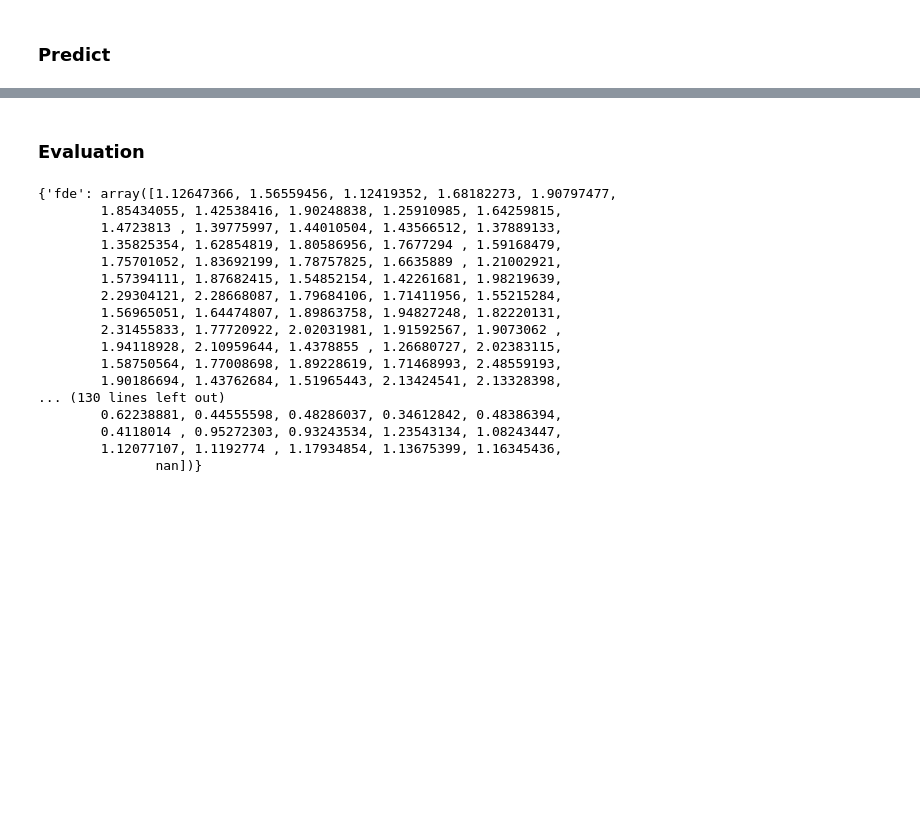
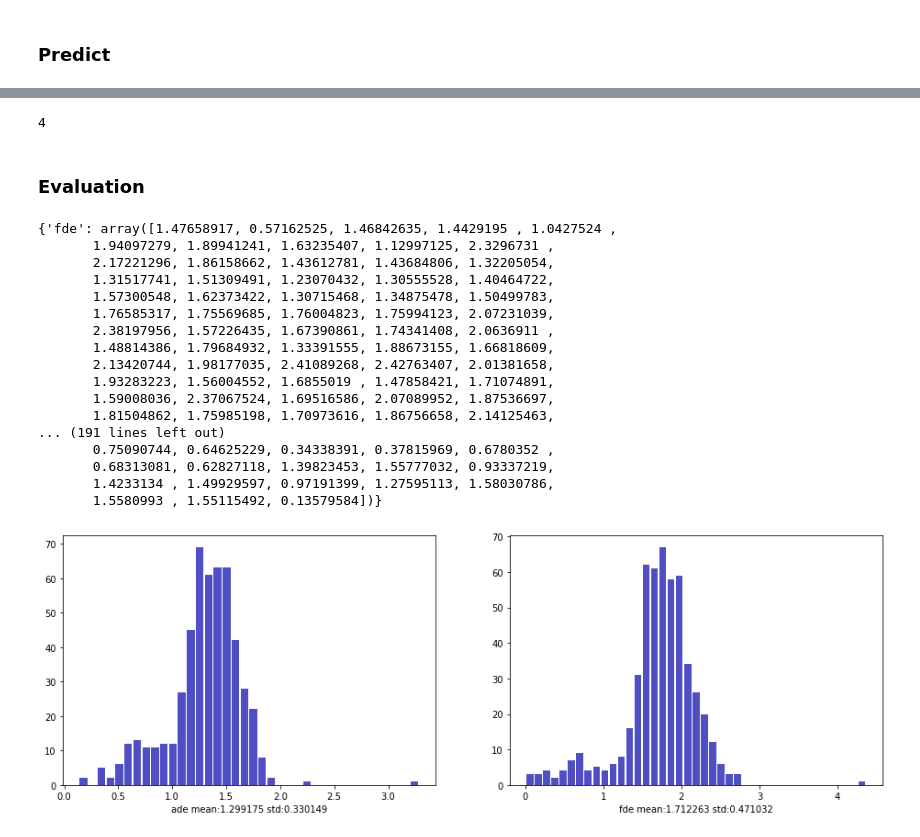
Before and after one commit to fengzileee/nus-cs5340, a Jupyter notebook: notebooks/hmm_latent_segments.ipynb, the cells around one changed output, grey strips where cells are left out. Cells and saved outputs as stored; diff of their text form; code cells hidden in the pictures; blank space fills up the shorter version.

```diff
--- a/notebooks/hmm_latent_segments.ipynb
+++ b/notebooks/hmm_latent_segments.ipynb
@@ -252,8 +259,10 @@ predictor = HMMLatentSegmentsPredictor(hmm, clustering)
 segment_length = 4
 num_segment = 4
 num_history_segment = 3
+traj_length = num_segment * (segment_length - 1) + 1
+history_traj_length = num_history_segment * (segment_length - 1) + 1
 trajlets_for_testing = traj_dataset.get_trajlets(
-    length=segment_length * num_segment * 0.4,
+    length=traj_length * 0.4,
     overlap=1,
     to_numpy=True
 )
@@ -291,0 +295,4 @@ predictor.predict(traj[0:4 * num_history_segment, :])
+# %%
+clustering.classify(predicted)
+# %% [output]
+4
@@ -292,24 +302,29 @@ predictor.predict(traj[0:4 * num_history_segment, :])
 # %% [markdown]
 ### Evaluation
 # %%
-evaluator = DistanceErrorEvaluator(N_future=4)
+evaluator = DistanceErrorEvaluator(N_future=4, N_history=history_traj_length)
 # %%
-evaluator.evaluate(predictor, trajlets_for_testing)
+result = evaluator.evaluate(predictor, trajlets_for_testing)
+print(result)
 # %% [output]
-{'fde': array([1.12647366, 1.56559456, 1.12419352, 1.68182273, 1.90797477,
-        1.85434055, 1.42538416, 1.90248838, 1.25910985, 1.64259815,
-        1.4723813 , 1.39775997, 1.44010504, 1.43566512, 1.37889133,
-        1.35825354, 1.62854819, 1.80586956, 1.7677294 , 1.59168479,
-        1.75701052, 1.83692199, 1.78757825, 1.6635889 , 1.21002921,
-        1.57394111, 1.87682415, 1.54852154, 1.42261681, 1.98219639,
-        2.29304121, 2.28668087, 1.79684106, 1.71411956, 1.55215284,
-        1.56965051, 1.64474807, 1.89863758, 1.94827248, 1.82220131,
-        2.31455833, 1.77720922, 2.02031981, 1.91592567, 1.9073062 ,
-        1.94118928, 2.10959644, 1.4378855 , 1.26680727, 2.02383115,
-        1.58750564, 1.77008698, 1.89228619, 1.71468993, 2.48559193,
-        1.90186694, 1.43762684, 1.51965443, 2.13424541, 2.13328398,
-... (130 lines left out)
-        0.62238881, 0.44555598, 0.48286037, 0.34612842, 0.48386394,
-        0.4118014 , 0.95272303, 0.93243534, 1.23543134, 1.08243447,
-        1.12077107, 1.1192774 , 1.17934854, 1.13675399, 1.16345436,
-               nan])}
+{'fde': array([1.47658917, 0.57162525, 1.46842635, 1.4429195 , 1.0427524 ,
+       1.94097279, 1.89941241, 1.63235407, 1.12997125, 2.3296731 ,
+       2.17221296, 1.86158662, 1.43612781, 1.43684806, 1.32205054,
+       1.31517741, 1.51309491, 1.23070432, 1.30555528, 1.40464722,
+       1.57300548, 1.62373422, 1.30715468, 1.34875478, 1.50499783,
+       1.76585317, 1.75569685, 1.76004823, 1.75994123, 2.07231039,
+       2.38197956, 1.57226435, 1.67390861, 1.74341408, 2.0636911 ,
+       1.48814386, 1.79684932, 1.33391555, 1.88673155, 1.66818609,
+       2.13420744, 1.98177035, 2.41089268, 2.42763407, 2.01381658,
+       1.93283223, 1.56004552, 1.6855019 , 1.47858421, 1.71074891,
+       1.59008036, 2.37067524, 1.69516586, 2.07089952, 1.87536697,
+       1.81504862, 1.75985198, 1.70973616, 1.86756658, 2.14125463,
+... (191 lines left out)
+       0.75090744, 0.64625229, 0.34338391, 0.37815969, 0.6780352 ,
+       0.68313081, 0.62827118, 1.39823453, 1.55777032, 0.93337219,
+       1.4233134 , 1.49929597, 0.97191399, 1.27595113, 1.58030786,
+       1.5580993 , 1.55115492, 0.13579584])}
+# %%
+evaluator.hist()
+# %% [output]
+[figure, added]
```
Also changed, not shown: parts of 16 cells of this notebook, 4 other files.
